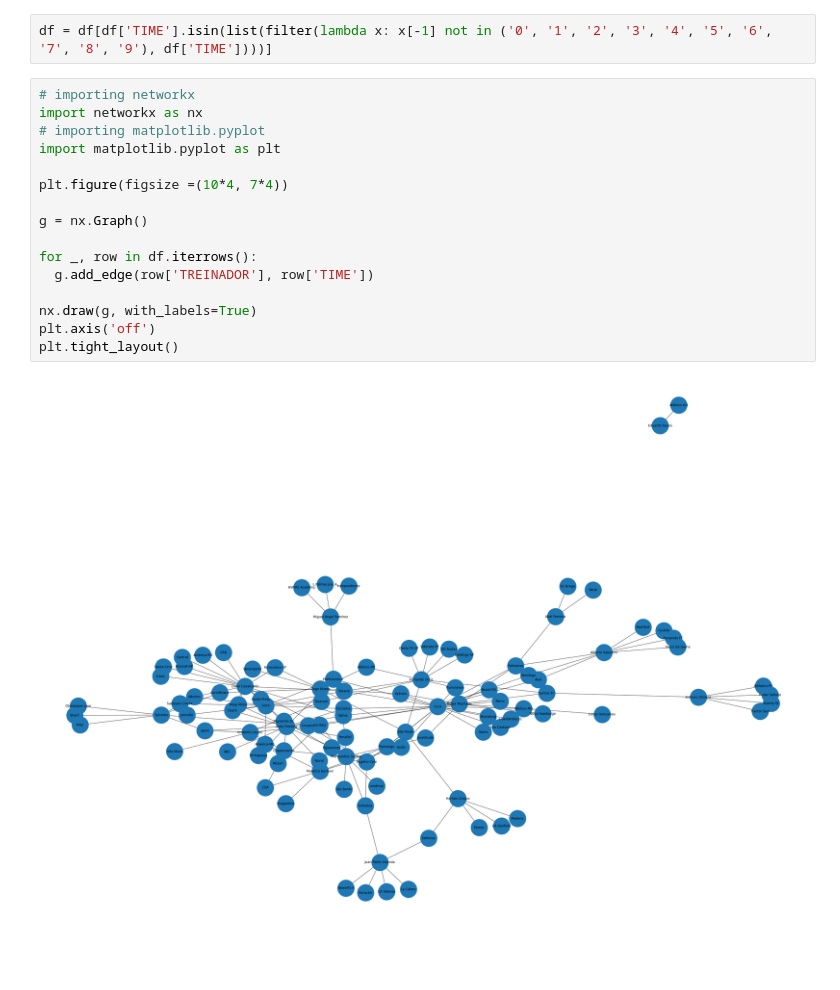
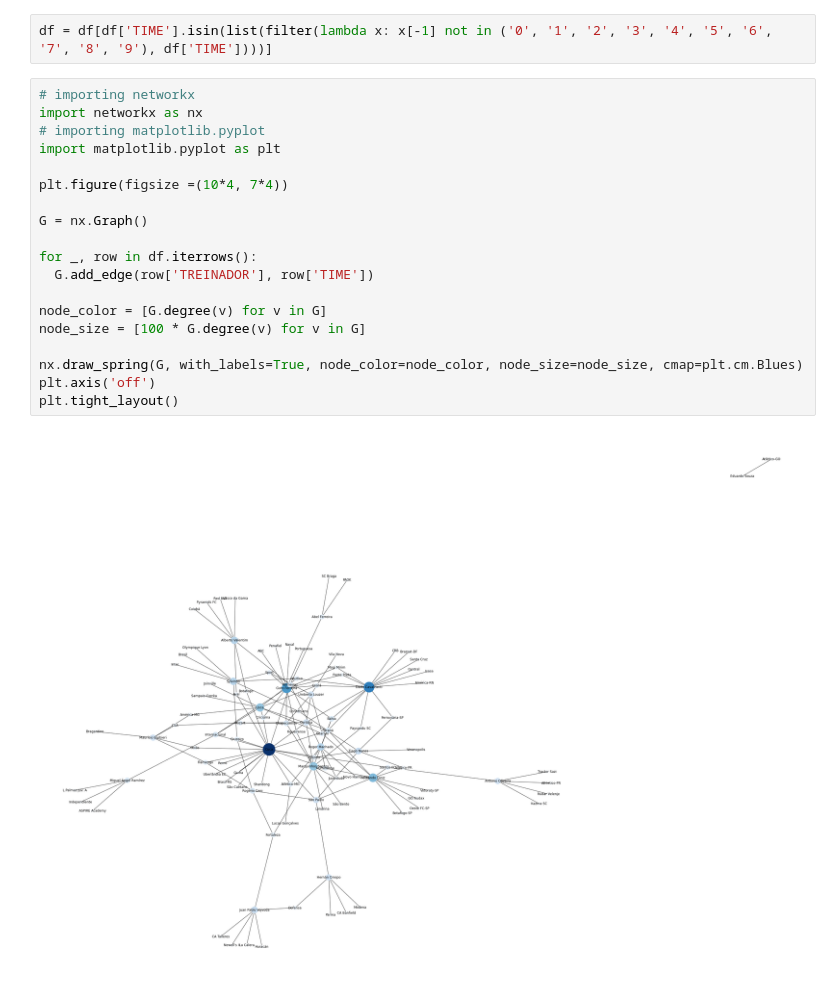
Before and after one commit to Eric-Mendes/treinadores-serie-a, a Jupyter notebook: treinadores.ipynb, the cells around one changed output. Drawn from its saved outputs; the diff is of its cells as text; blank space fills up the shorter version.

```diff
--- a/treinadores.ipynb
+++ b/treinadores.ipynb
@@ -37,18 +37,21 @@ df = df[df['TIME'].isin(list(filter(lambda x: x[-1] not in ('0', '1', '2', '3',
 # %%
 # importing networkx
 import networkx as nx
 # importing matplotlib.pyplot
 import matplotlib.pyplot as plt
 
 plt.figure(figsize =(10*4, 7*4))
 
-g = nx.Graph()
+G = nx.Graph()
 
 for _, row in df.iterrows():
-  g.add_edge(row['TREINADOR'], row['TIME'])
+  G.add_edge(row['TREINADOR'], row['TIME'])
 
-nx.draw(g, with_labels=True)
+node_color = [G.degree(v) for v in G]
+node_size = [100 * G.degree(v) for v in G]
+
+nx.draw_spring(G, with_labels=True, node_color=node_color, node_size=node_size, cmap=plt.cm.Blues)
 plt.axis('off')
 plt.tight_layout()
 # %% [output]
-[figure, old version]
+[figure, new version]
```
Also changed, not shown: parts of 1 cell of this notebook.
